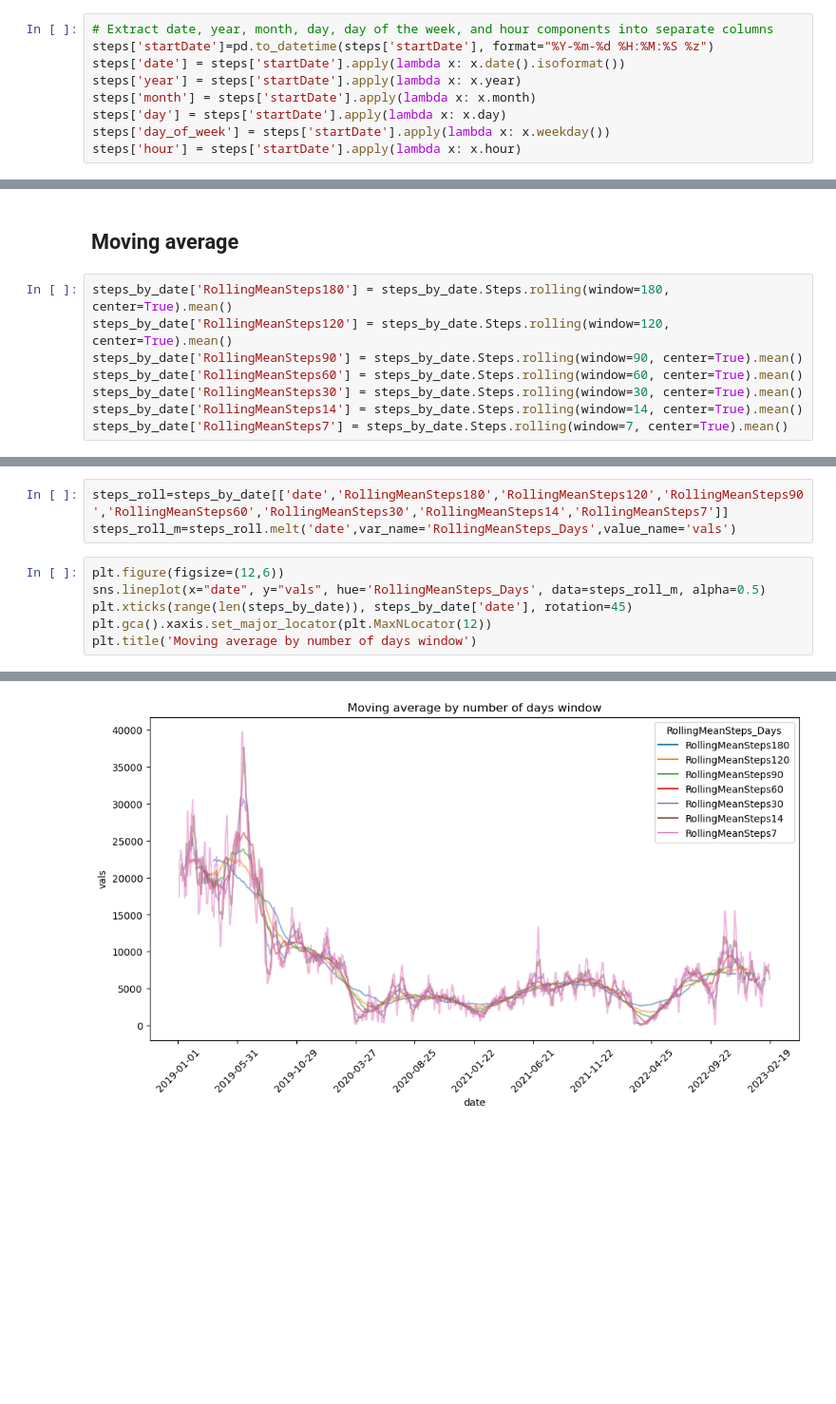
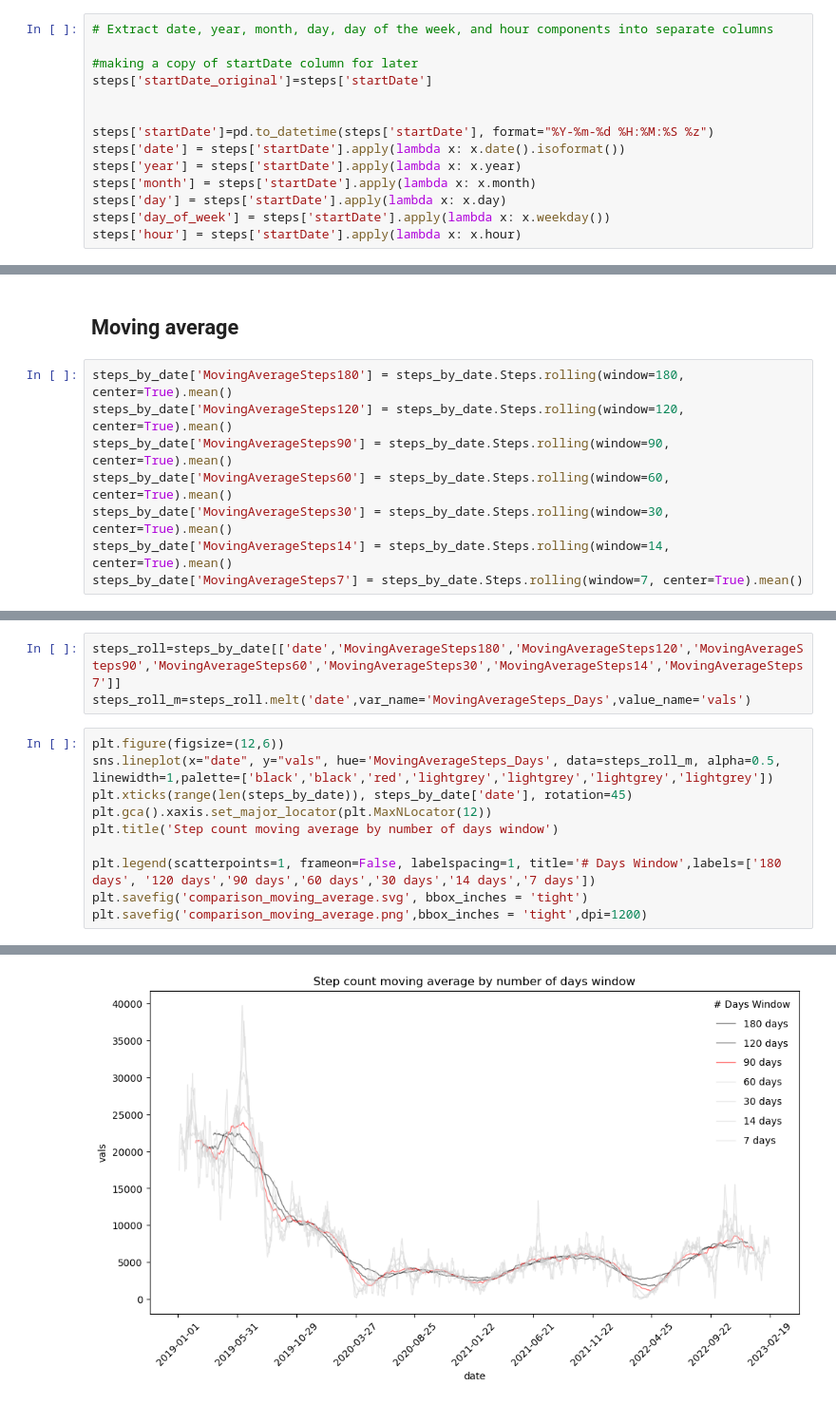
Before and after one commit to thecochenille/DataViz_moving_average_LisfrancRecovery, a Jupyter notebook: StepAnalysis.ipynb, the cells around one changed output, grey strips where cells are left out. Shown at 95% size. Cells and saved outputs as stored; diff of their text form; blank space fills up the shorter version.

```diff
--- a/StepAnalysis.ipynb
+++ b/StepAnalysis.ipynb
@@ -100,6 +101,11 @@ steps[(steps['date_pretimezonechange']>datetime.date(2022,10,20)) & (steps['date
 93 rows × 10 columns
 # %%
 # Extract date, year, month, day, day of the week, and hour components into separate columns
+
+#making a copy of startDate column for later
+steps['startDate_original']=steps['startDate']
+
+
 steps['startDate']=pd.to_datetime(steps['startDate'], format="%Y-%m-%d %H:%M:%S %z")
 steps['date'] = steps['startDate'].apply(lambda x: x.date().isoformat())
 steps['year'] = steps['startDate'].apply(lambda x: x.year)
@@ -153,11 +155,11 @@ plt.show()
 # %% [markdown]
 ## Moving average
 # %%
-steps_by_date['RollingMeanSteps180'] = steps_by_date.Steps.rolling(window=180, center=True).mean()
-steps_by_date['RollingMeanSteps120'] = steps_by_date.Steps.rolling(window=120, center=True).mean()
-steps_by_date['RollingMeanSteps90'] = steps_by_date.Steps.rolling(window=90, center=True).mean()
-steps_by_date['RollingMeanSteps60'] = steps_by_date.Steps.rolling(window=60, center=True).mean()
-steps_by_date['RollingMeanSteps30'] = steps_by_date.Steps.rolling(window=30, center=True).mean()
-steps_by_date['RollingMeanSteps14'] = steps_by_date.Steps.rolling(window=14, center=True).mean()
-steps_by_date['RollingMeanSteps7'] = steps_by_date.Steps.rolling(window=7, center=True).mean()
+steps_by_date['MovingAverageSteps180'] = steps_by_date.Steps.rolling(window=180, center=True).mean()
+steps_by_date['MovingAverageSteps120'] = steps_by_date.Steps.rolling(window=120, center=True).mean()
+steps_by_date['MovingAverageSteps90'] = steps_by_date.Steps.rolling(window=90, center=True).mean()
+steps_by_date['MovingAverageSteps60'] = steps_by_date.Steps.rolling(window=60, center=True).mean()
+steps_by_date['MovingAverageSteps30'] = steps_by_date.Steps.rolling(window=30, center=True).mean()
+steps_by_date['MovingAverageSteps14'] = steps_by_date.Steps.rolling(window=14, center=True).mean()
+steps_by_date['MovingAverageSteps7'] = steps_by_date.Steps.rolling(window=7, center=True).mean()
 # %%
@@ -168,10 +171,14 @@ steps_by_date.plot(x='date', y='RollingMeanSteps30', title= 'Daily step counts r
 # %%
-steps_roll=steps_by_date[['date','RollingMeanSteps180','RollingMeanSteps120','RollingMeanSteps90','RollingMeanSteps60','RollingMeanSteps30','RollingMeanSteps14','RollingMeanSteps7']]
-steps_roll_m=steps_roll.melt('date',var_name='RollingMeanSteps_Days',value_name='vals')
+steps_roll=steps_by_date[['date','MovingAverageSteps180','MovingAverageSteps120','MovingAverageSteps90','MovingAverageSteps60','MovingAverageSteps30','MovingAverageSteps14','MovingAverageSteps7']]
+steps_roll_m=steps_roll.melt('date',var_name='MovingAverageSteps_Days',value_name='vals')
 # %%
 plt.figure(figsize=(12,6))
-sns.lineplot(x="date", y="vals", hue='RollingMeanSteps_Days', data=steps_roll_m, alpha=0.5)
+sns.lineplot(x="date", y="vals", hue='MovingAverageSteps_Days', data=steps_roll_m, alpha=0.5, linewidth=1,palette=['black','black','red','lightgrey','lightgrey','lightgrey','lightgrey'])
 plt.xticks(range(len(steps_by_date)), steps_by_date['date'], rotation=45)
 plt.gca().xaxis.set_major_locator(plt.MaxNLocator(12))
-plt.title('Moving average by number of days window')
+plt.title('Step count moving average by number of days window')
+
+plt.legend(scatterpoints=1, frameon=False, labelspacing=1, title='# Days Window',labels=['180 days', '120 days','90 days','60 days','30 days','14 days','7 days'])
+plt.savefig('comparison_moving_average.svg', bbox_inches = 'tight')
+plt.savefig('comparison_moving_average.png',bbox_inches = 'tight',dpi=1200)
 # %% [output]
@@ -179,2 +185,2 @@ Text(0.5, 1.0, 'Moving average by number of days window')
-[figure, old version]
+[figure, new version]
 # %%
```
Also changed, not shown: parts of 33 cells of this notebook, 14 other files.
